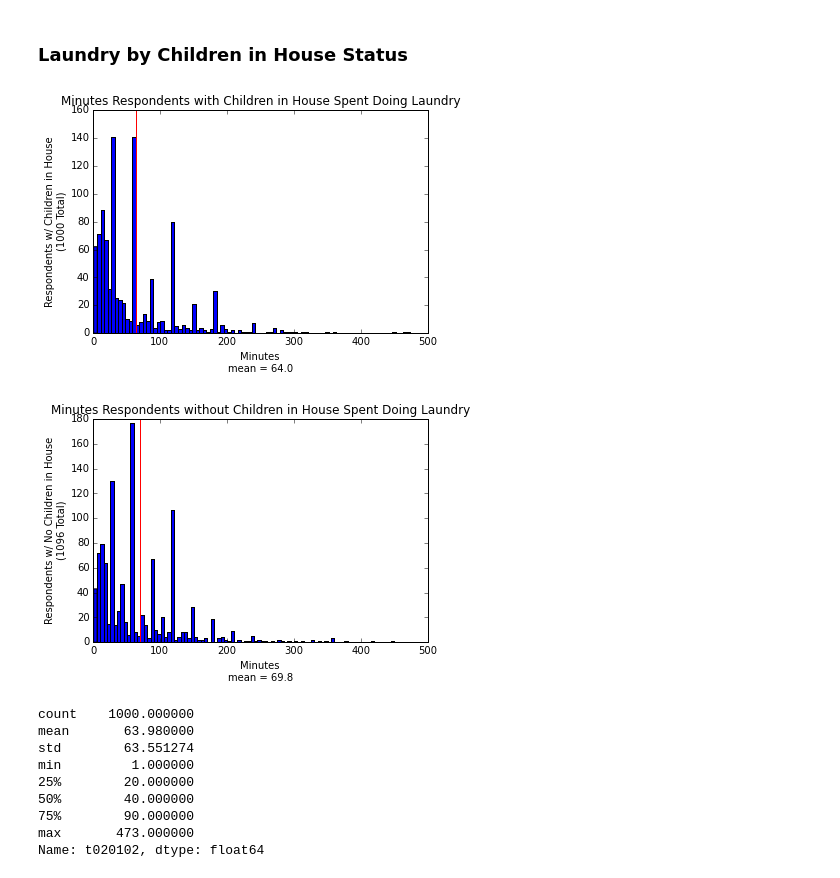
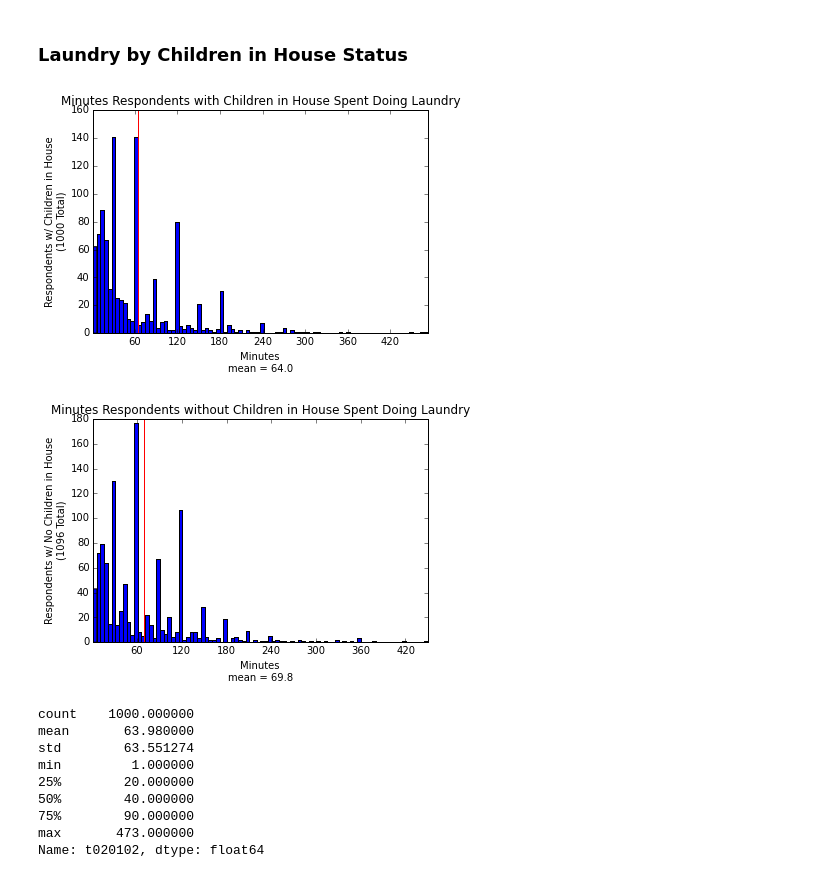
Before and after one commit to ahartz1/atus-analysis, a Jupyter notebook: atus-analysis.ipynb, the cells around one changed output. Saved outputs shown, nothing was run; the diff lists cells and outputs as text; code cells hidden in the pictures.

```diff
--- a/atus-analysis.ipynb
+++ b/atus-analysis.ipynb
@@ -274,22 +277,24 @@ laundry_non_parents_mean = laundry_non_parents['t020102'].mean()
 # %%
 laundry_parents['t020102'].plot(kind='hist', bins=90,
                                 title='Minutes Respondents with Children in House Spent Doing Laundry')
 plt.xlabel('Minutes\nmean = {:.1f}'.format(laundry_parents_mean))
 plt.ylabel('Respondents w/ Children in House\n({} Total)'.format(len(laundry_parents)))
 ymin, ymax = plt.ylim()
+plt.xticks(range(0, 480, 60))
 plt.vlines(laundry_parents_mean, 0, ymax, color='red')
 plt.show()
 
 laundry_non_parents['t020102'].plot(kind='hist', bins=90,
                                     title='Minutes Respondents without Children in House Spent Doing Laundry')
 plt.xlabel('Minutes\nmean = {:.1f}'.format(laundry_non_parents_mean))
 plt.ylabel('Respondents w/ No Children in House\n({} Total)'.format(len(laundry_non_parents)))
 ymin, ymax = plt.ylim()
+plt.xticks(range(0, 480, 60))
 plt.vlines(laundry_non_parents_mean, 0, ymax, color='red')
 plt.show()
 # %% [output]
-[figure, old version]
+[figure, new version]
-[figure, old version]
+[figure, new version]
 # %%
 laundry_parents['t020102'].describe()
 # %% [output]
```
Also changed, not shown: parts of 4 cells of this notebook.
